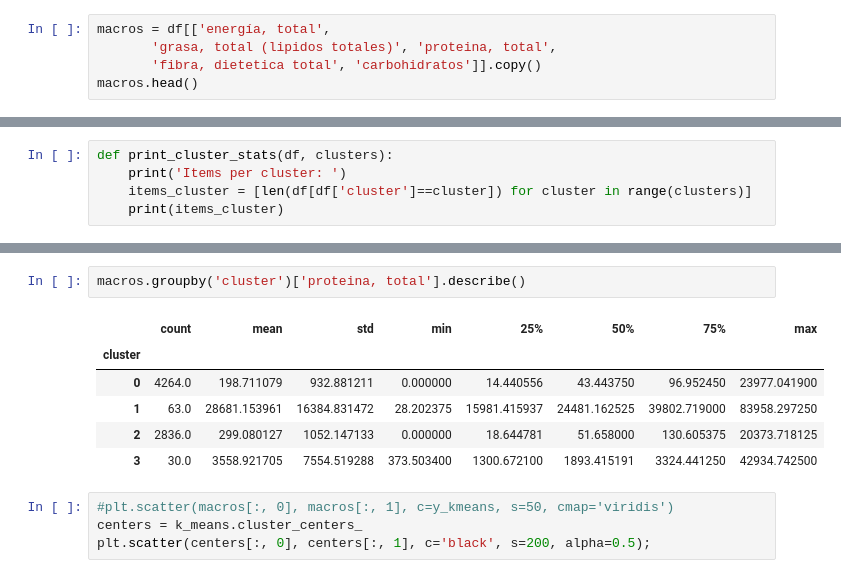
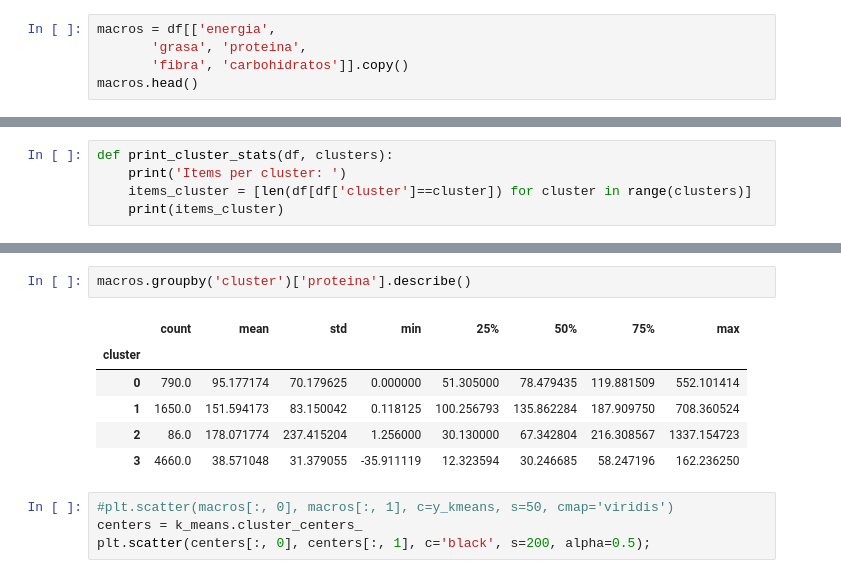
Before and after one commit to Shenia23/mangio, a Jupyter notebook: notebooks/Cluster_analysis.ipynb, the cells around one changed output, grey strips where cells are left out. Drawn from its saved outputs; the diff is of its cells as text.

```diff
--- a/notebooks/Cluster_analysis.ipynb
+++ b/notebooks/Cluster_analysis.ipynb
@@ -91,8 +91,8 @@ ing[ing['Recipe_id']==98]
 | 28918 | 98 | agua | 625.0 | mililitros | 766 | 1.0 | 312.5 | 2.0 |
 | 28919 | 98 | mantequilla | 900.0 | gramos | 419 | 1.0 | 450.0 | 2.0 |
 # %%
-macros = df[['energía, total',
-       'grasa, total (lipidos totales)', 'proteina, total',
-       'fibra, dietetica total', 'carbohidratos']].copy()
+macros = df[['energia',
+       'grasa', 'proteina',
+       'fibra', 'carbohidratos']].copy()
 macros.head()
 # %% [output]
@@ -148,12 +154,12 @@ macros.groupby('cluster')['grasa, total (lipidos totales)'].describe()
 # %%
-macros.groupby('cluster')['proteina, total'].describe()
+macros.groupby('cluster')['proteina'].describe()
 # %% [output]
 |  | count | mean | std | min | 25% | 50% | 75% | max |
 | cluster |  |  |  |  |  |  |  |  |
-| 0 | 4264.0 | 198.711079 | 932.881211 | 0.000000 | 14.440556 | 43.443750 | 96.952450 | 23977.041900 |
-| 1 | 63.0 | 28681.153961 | 16384.831472 | 28.202375 | 15981.415937 | 24481.162525 | 39802.719000 | 83958.297250 |
-| 2 | 2836.0 | 299.080127 | 1052.147133 | 0.000000 | 18.644781 | 51.658000 | 130.605375 | 20373.718125 |
-| 3 | 30.0 | 3558.921705 | 7554.519288 | 373.503400 | 1300.672100 | 1893.415191 | 3324.441250 | 42934.742500 |
+| 0 | 790.0 | 95.177174 | 70.179625 | 0.000000 | 51.305000 | 78.479435 | 119.881509 | 552.101414 |
+| 1 | 1650.0 | 151.594173 | 83.150042 | 0.118125 | 100.256793 | 135.862284 | 187.909750 | 708.360524 |
+| 2 | 86.0 | 178.071774 | 237.415204 | 1.256000 | 30.130000 | 67.342804 | 216.308567 | 1337.154723 |
+| 3 | 4660.0 | 38.571048 | 31.379055 | -35.911119 | 12.323594 | 30.246685 | 58.247196 | 162.236250 |
 # %%
 #plt.scatter(macros[:, 0], macros[:, 1], c=y_kmeans, s=50, cmap='viridis')
 centers = k_means.cluster_centers_
```
Also changed, not shown: parts of 13 cells of this notebook, 3 other files.
